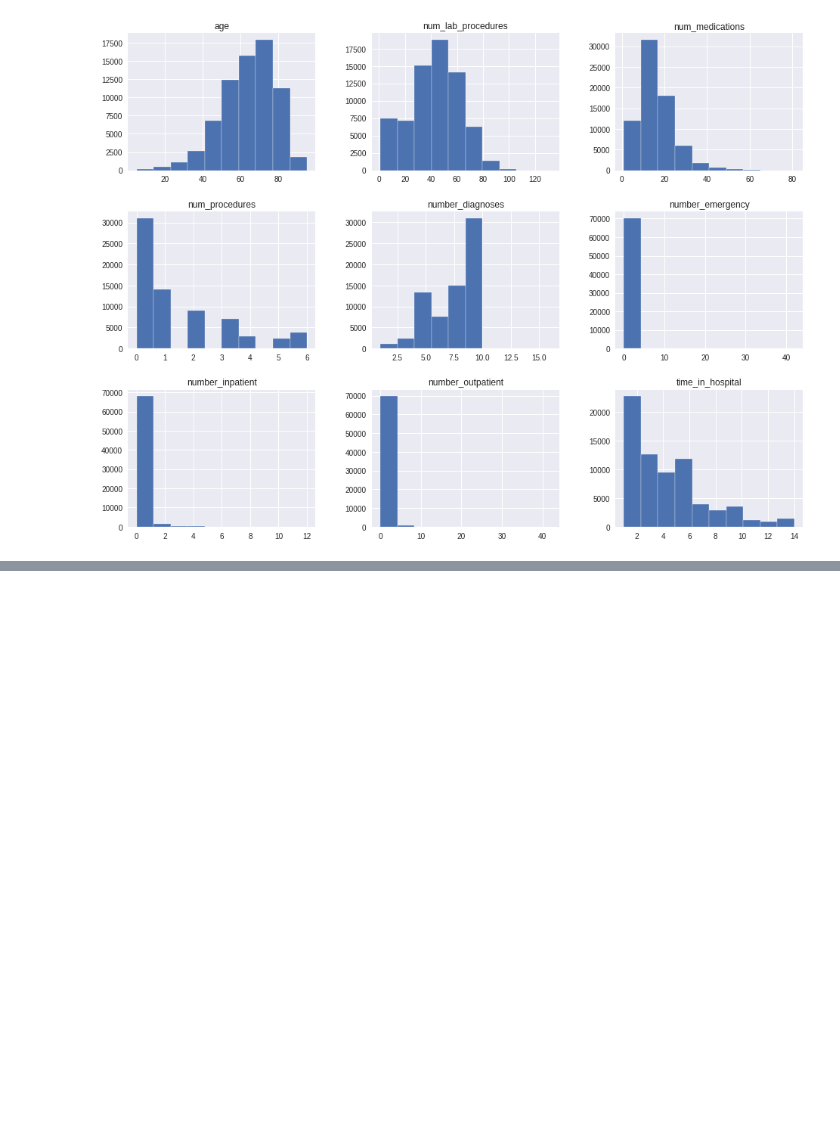
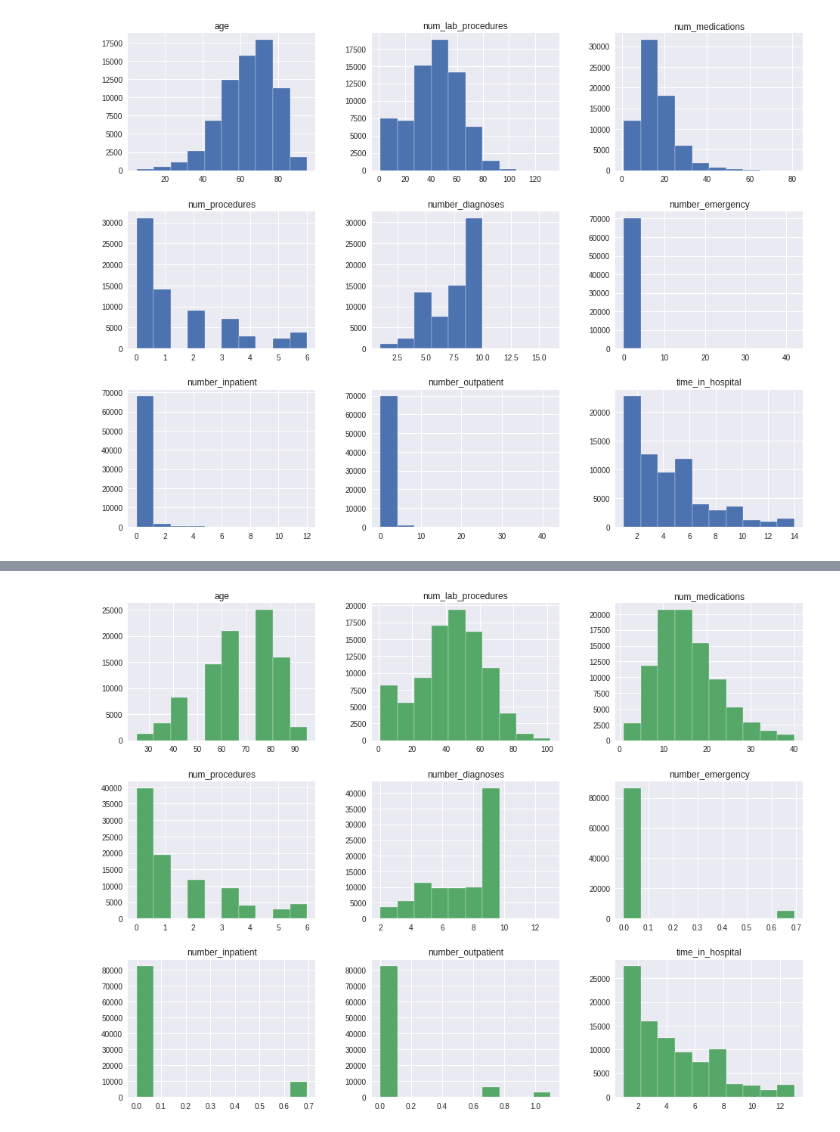
Before and after one commit to nrichards17/diabetes-pytorch, a Jupyter notebook: notebooks/01-Diabetes-Preprocessing.ipynb, the cells around one changed output, grey strips where cells are left out. Drawn from its saved outputs; the diff is of its cells as text; code cells hidden in the pictures; blank space fills up the shorter version.

```diff
--- a/notebooks/01-Diabetes-Preprocessing.ipynb
+++ b/notebooks/01-Diabetes-Preprocessing.ipynb
@@ -288,0 +352,6 @@ Name: diag_1, dtype: int64
+# %%
+TRAIN_FILE = os.path.join(DATA_PATH, 'processed', 'baseline', 'train.csv')
+train_df = pd.read_csv(TRAIN_FILE)
+
+print(train_df.shape)
+display(train_df.head())
@@ -288,0 +366,4 @@ Name: diag_1, dtype: int64
+# %%
+axes = train_df.hist(column=CONTINOUS_FEATURES, figsize=(16,12), **{'color': 'C1'})
+# %% [output]
+[figure, added]
```
Also changed, not shown: parts of 8 cells of this notebook, 3 other files.
